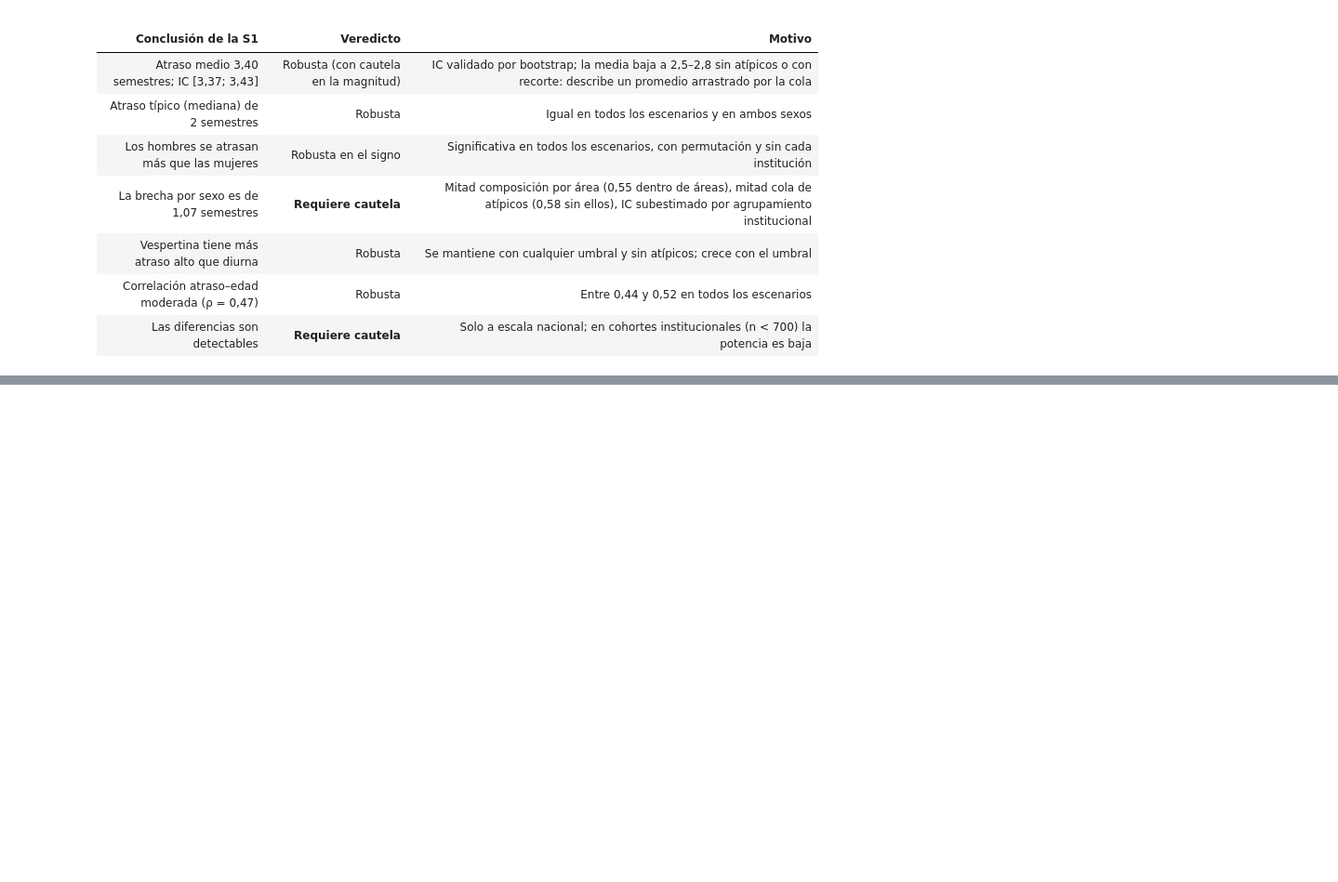
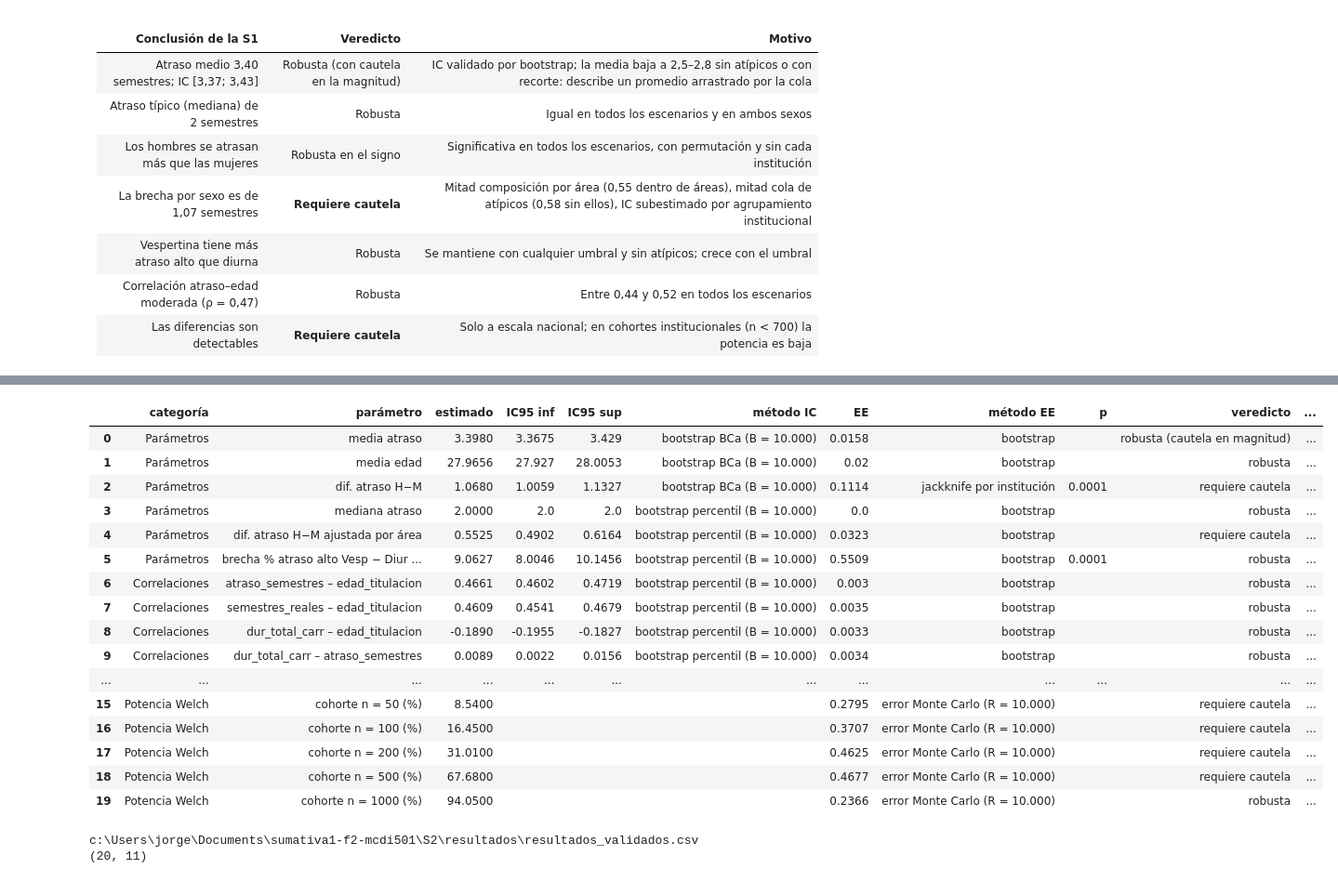
Before and after one commit to Feroroman/sumativa1-f2-mcdi501, a Jupyter notebook: S2/notebooks/Sumativa2_F3_Titulados.ipynb, the cells around one changed output, grey strips where cells are left out. Shown at 93% size. Saved outputs shown, nothing was run; the diff lists cells and outputs as text; code cells hidden in the pictures; blank space fills up the shorter version.

Commit message:
S2 paso 8: resultados validados para S3

```diff
--- a/S2/notebooks/Sumativa2_F3_Titulados.ipynb
+++ b/S2/notebooks/Sumativa2_F3_Titulados.ipynb
@@ -836,0 +915,65 @@ EE jackknife = 0.111 | dif H−M ajustada por área = 0.552
+# %%
+# a) Mediana: el atraso es discreto, así que cada remuestra se resume por sus conteos (multinomial)
+valores, conteos = np.unique(x_atraso, return_counts=True)
+n_x = len(x_atraso)
+acum = np.cumsum(rng.multinomial(n_x, conteos / n_x, size=B), axis=1)
+reps_mediana = valores[(acum >= (n_x + 1) / 2).argmax(axis=1)]
+
+# b) Brecha H−M ajustada por área: bootstrap estratificado por área × sexo
+reps_area = np.zeros(B)
+for area, g in base.groupby("area_conocimiento"):
+    h_a = g.loc[g["sexo"] == "Hombre", "atraso_semestres"].to_numpy()
+    m_a = g.loc[g["sexo"] == "Mujer",  "atraso_semestres"].to_numpy()
+    reps_area += len(g) * (boot_media(h_a) - boot_media(m_a))
+reps_area /= tabla_area["n"].sum()
+
+# c) Brecha de % atraso alto Vespertina − Diurna: bootstrap estratificado por jornada
+alto = 100 * sub2["atraso_alto"].to_numpy(dtype=float)
+vesp = (sub2["jornada"] == "Vespertina").to_numpy()
+reps_jornada = boot_media(alto[vesp]) - boot_media(alto[~vesp])
+
+# Completar la tabla de resultados validados
+nuevos = {"mediana atraso": reps_mediana,
+          "dif. atraso H−M ajustada por área": reps_area,
+          "brecha % atraso alto Vesp − Diur (pp)": reps_jornada}
+for par, reps in nuevos.items():
+    i = tabla_validada["parámetro"] == par
+    li, ls = ic_percentil(reps)
+    tabla_validada.loc[i, ["IC95 inf", "IC95 sup", "EE"]] = [li, ls, reps.std(ddof=1)]
+    tabla_validada.loc[i, ["método IC", "método EE"]] = ["bootstrap percentil (B = 10.000)", "bootstrap"]
+
+# Indicar de dónde sale cada p
+con_p = tabla_validada["p"].notna()
+tabla_validada.loc[con_p, "nota"] += "; p por test de permutación (B = 10.000)"
+
+# Lo que no aplica se muestra vacío
+tabla_validada.round(4).fillna("")
+# %% [output]
+|  | categoría | parámetro | estimado | IC95 inf | IC95 sup | método IC | EE | método EE | p | veredicto | ... |
+| 0 | Parámetros | media atraso | 3.3980 | 3.3675 | 3.429 | bootstrap BCa (B = 10.000) | 0.0158 | bootstrap |  | robusta (cautela en magnitud) | ... |
+| 1 | Parámetros | media edad | 27.9656 | 27.927 | 28.0053 | bootstrap BCa (B = 10.000) | 0.02 | bootstrap |  | robusta | ... |
+| 2 | Parámetros | dif. atraso H−M | 1.0680 | 1.0059 | 1.1327 | bootstrap BCa (B = 10.000) | 0.1114 | jackknife por institución | 0.0001 | requiere cautela | ... |
+| 3 | Parámetros | mediana atraso | 2.0000 | 2.0 | 2.0 | bootstrap percentil (B = 10.000) | 0.0 | bootstrap |  | robusta | ... |
+| 4 | Parámetros | dif. atraso H−M ajustada por área | 0.5525 | 0.4902 | 0.6164 | bootstrap percentil (B = 10.000) | 0.0323 | bootstrap |  | requiere cautela | ... |
+| 5 | Parámetros | brecha % atraso alto Vesp − Diur ... | 9.0627 | 8.0046 | 10.1456 | bootstrap percentil (B = 10.000) | 0.5509 | bootstrap | 0.0001 | robusta | ... |
+| 6 | Correlaciones | atraso_semestres – edad_titulacion | 0.4661 | 0.4602 | 0.4719 | bootstrap percentil (B = 10.000) | 0.003 | bootstrap |  | robusta | ... |
+| 7 | Correlaciones | semestres_reales – edad_titulacion | 0.4609 | 0.4541 | 0.4679 | bootstrap percentil (B = 10.000) | 0.0035 | bootstrap |  | robusta | ... |
+| 8 | Correlaciones | dur_total_carr – edad_titulacion | -0.1890 | -0.1955 | -0.1827 | bootstrap percentil (B = 10.000) | 0.0033 | bootstrap |  | robusta | ... |
+| 9 | Correlaciones | dur_total_carr – atraso_semestres | 0.0089 | 0.0022 | 0.0156 | bootstrap percentil (B = 10.000) | 0.0034 | bootstrap |  | robusta | ... |
+| ... | ... | ... | ... | ... | ... | ... | ... | ... | ... | ... | ... |
+| 15 | Potencia Welch | cohorte n = 50 (%) | 8.5400 |  |  |  | 0.2795 | error Monte Carlo (R = 10.000) |  | requiere cautela | ... |
+| 16 | Potencia Welch | cohorte n = 100 (%) | 16.4500 |  |  |  | 0.3707 | error Monte Carlo (R = 10.000) |  | requiere cautela | ... |
+| 17 | Potencia Welch | cohorte n = 200 (%) | 31.0100 |  |  |  | 0.4625 | error Monte Carlo (R = 10.000) |  | requiere cautela | ... |
+| 18 | Potencia Welch | cohorte n = 500 (%) | 67.6800 |  |  |  | 0.4677 | error Monte Carlo (R = 10.000) |  | requiere cautela | ... |
+| 19 | Potencia Welch | cohorte n = 1000 (%) | 94.0500 |  |  |  | 0.2366 | error Monte Carlo (R = 10.000) |  | robusta | ... |
+# %%
+RUTA_RES.mkdir(parents=True, exist_ok=True)
+archivo_csv = RUTA_RES / "resultados_validados.csv"
+tabla_validada.to_csv(archivo_csv, index=False, encoding="utf-8-sig")
+
+# Verificación: se vuelve a leer el archivo
+print(archivo_csv)
+print(pd.read_csv(archivo_csv).shape)
+# %% [output]
+c:\Users\jorge\Documents\sumativa1-f2-mcdi501\S2\resultados\resultados_validados.csv
+(20, 11)
```
Also changed, not shown: parts of 3 cells of this notebook, 1 other file.
